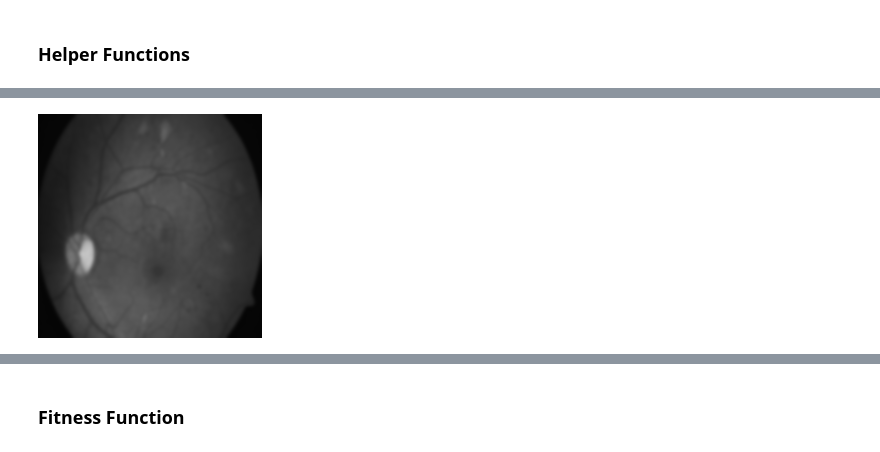
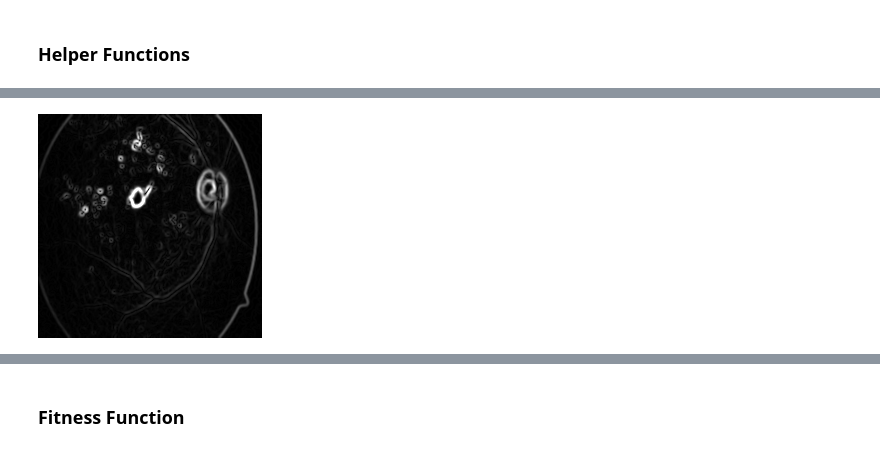
Before and after one commit to JsteReubsSoftware/COS791-Assignment1, a Jupyter notebook: u21457060_COS791_A1.ipynb, the cells around one changed output, grey strips where cells are left out. Cells and saved outputs as stored; diff of their text form; code cells hidden in the pictures.

```diff
--- a/u21457060_COS791_A1.ipynb
+++ b/u21457060_COS791_A1.ipynb
@@ -448,7 +462,7 @@ def apply_non_max_suppression(gradient_magnitude, gradient_direction):
     for row in range(1, rows-1):
         for col in range(1, cols-1):
             # Initialize placeholders for neighboring pixels
-            neighbor1, neighbor2 = 1, 1
+            neighbor1, neighbor2 = 255, 255
 
             angle = angles[row, col]
 
@@ -561,2 +595,15 @@ def apply_gradient_directional_analysis(thresholded_edges, gradient_magnitude, g
 
     return linked_edges
+# %%
+def sobel_edge_detector(image, ksize):
+    # Apply Sobel operator
+    sobel_x = cv2.Sobel(image, cv2.CV_64F, 1, 0, ksize=ksize)
+    sobel_y = cv2.Sobel(image, cv2.CV_64F, 0, 1, ksize=ksize)
+
+    # Calculate gradient magnitude
+    magnitude = np.sqrt(sobel_x**2 + sobel_y**2)
+
+    # Calculate gradient direction
+    direction = np.arctan2(sobel_y, sobel_x)  # radian values
+
+    return magnitude, direction
@@ -604,35 +660,16 @@ def calculate_metrics(reference_image, edges):
 
   return mse, psnr, ssim, sift_sim_score
 # %%
-import time
+img = gray_images[0]
+# remove noise
+img = cv2.GaussianBlur(img, (5, 5), sigmaX=1.4, sigmaY=1.4)
+gradient_magnitude, gradient_direction = sobel_edge_detector(img, 3)
 
-img = gray_images[5]
-# remove noise
-start = time.time()
-img = cv2.GaussianBlur(img, (15, 15), sigmaX=1.4, sigmaY=1.4)
-end = time.time()
-print('Blur:', end - start)
-print('before sobel')
-cv2_imshow(img)
-
-# apply sobel
-start = time.time()
-grad_x = cv2.Sobel(img, cv2.CV_64F, 1, 0, ksize=3)
-grad_y = cv2.Sobel(img, cv2.CV_64F, 0, 1, ksize=3)
-
-gradient_magnitude = np.sqrt(grad_x**2 + grad_y**2)
-gradient_directions = np.arctan2(grad_y, grad_x) * 180 / np.pi # convert to degrees
-end = time.time()
-print('Sobel:', end - start)
+print('after prewitt')
+cv2_imshow(gradient_magnitude)
 
 # apply thinning
-print('before thinning')
-cv2_imshow(gradient_magnitude)
-
-start = time.time()
-thinning_img = apply_non_max_suppression(gradient_magnitude, gradient_directions)
-end = time.time()
-print('Thinning:', end - start)
+thinning_img = apply_non_max_suppression(gradient_magnitude, gradient_direction)
 print('after thinning')
 cv2_imshow(thinning_img)
 
@@ -641,18 +678,12 @@ if thinning_img.dtype != np.uint8:
 cv2_imshow(thinning_img)
 
 # Binary thresholding
-start = time.time()
-_, bin_thresh = cv2.threshold(thinning_img, 10, 255, cv2.THRESH_BINARY)
-end = time.time()
-print('Bin Thresholding:', end - start)
-
-start = time.time()
+_, bin_thresh = cv2.threshold(thinning_img, 9, 255, cv2.THRESH_BINARY)
 double_thresh = threshold(thinning_img, 50, 255)
 thresh = apply_hysteresis(double_thresh, 50, 255)
-end = time.time()
-print('Hyst Thresholding:', end - start)
 
 # Display the thresholded image
+print('after thresholding')
 cv2_imshow(bin_thresh)
 cv2_imshow(thresh)
 
@@ -680,23 +711,34 @@ print('Prewitt/Hyst scores:', mse, psnr, ssim, sift_sim_score)
 
 # # Choose a seed point
 # # Apply region growing
-seeds = [(100, 100)]
-start = time.time()
-segmented_image = region_growing(thresh, seeds, threshold=0.9)
-end = time.time()
-print('Region Growing:', end - start)
-# # Convert to 8-bit unsigned integer
-# # segmented_image = (segmented_image * 255).astype(np.uint8)
-# # # convert black to white and white to black
-# # segmented_image = cv2.bitwise_not(segmented_image)
-segmented_image[segmented_image == 0] = 255
-segmented_image[segmented_image == 1] = 0
+seeds = np.argwhere(thresh == 255)
+segmented_image = region_growing(thresh, seeds, threshold=0.01)
+seeds = np.argwhere(bin_thresh == 255)
+bin_segmented_image = region_growing(bin_thresh, seeds, threshold=0.01)
+# # # Convert to 8-bit unsigned integer
+# # # segmented_image = (segmented_image * 255).astype(np.uint8)
+# # # # convert black to white and white to black
+# # # segmented_image = cv2.bitwise_not(segmented_image)
+segmented_image[segmented_image == 1] = 255
+bin_segmented_image[bin_segmented_image == 1] = 255
 
 # linked_edges = apply_gradient_directional_analysis(thresh, gradient_magnitude, gradient_direction, 35.5)
 # output_img = np.zeros_like(thresh)
 # output_img[linked_edges > 0] = 255
 
+# apply hough transform
+# segmented_image = hough_transform_linking(thresh, 5, 0.1, 2)
+# bin_segmented_image = hough_transform_linking(bin_thresh, 5, 0.1, 2)
+
 # Display the segmented image
+cv2_imshow(bin_segmented_image)
 cv2_imshow(segmented_image)
-cv2_imshow(canny_ref_imgs[5])
+cv2_imshow(canny_ref_imgs[0])
+
+# metrics
+mse, psnr, ssim, sift_sim_score = calculate_metrics(canny_ref_imgs[0], bin_segmented_image)
+print('Hough/Bin scores:', mse, psnr, ssim, sift_sim_score)
+
+mse, psnr, ssim, sift_sim_score = calculate_metrics(canny_ref_imgs[0], segmented_image)
+print('Hough/Hyst scores:', mse, psnr, ssim, sift_sim_score)
 # %% [output]
@@ -705 +746 @@ before sobel
-[figure, old version]
+[figure, new version]
```
Also changed, not shown: parts of 19 cells of this notebook.
